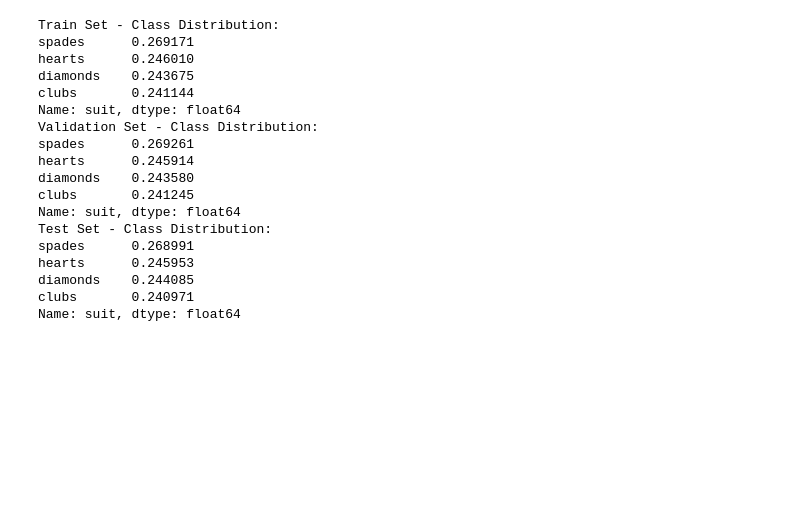
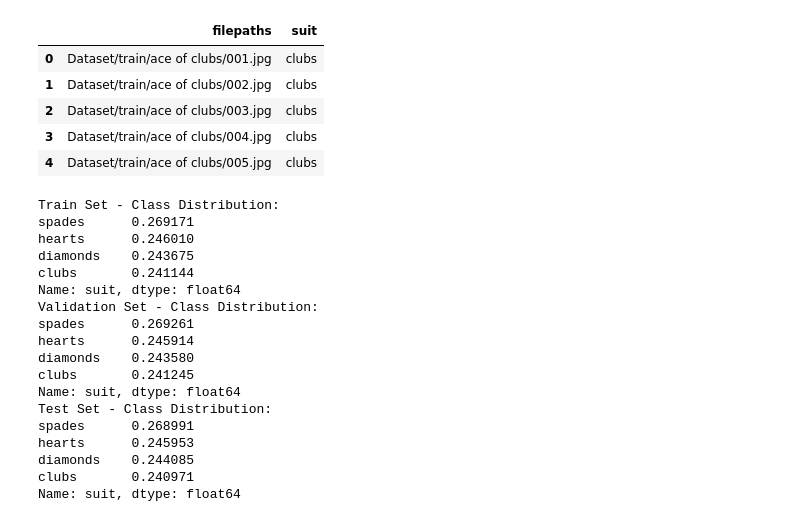
Before and after one commit to DianaLNguyen/ucb_mids_w281_project, a Jupyter notebook: feature_LBP.ipynb, the cells around one changed output. Saved outputs shown, nothing was run; the diff lists cells and outputs as text; code cells hidden in the pictures; blank space fills up the shorter version.

```diff
--- a/feature_LBP.ipynb
+++ b/feature_LBP.ipynb
@@ -24,6 +24,35 @@ from sklearn.metrics import accuracy_score
 from sklearn.decomposition import PCA
 from sklearn.preprocessing import StandardScaler
 from sklearn.manifold import TSNE
+# %%
+# Load the image paths and labels from the DataFrame
+df = pd.read_csv('Dataset/cards.csv')
+
+# For column names that contain space, replace the space with an underscore
+df.columns = [c.replace(' ', '_') for c in df.columns]
+
+# Add suits column
+df['suit'] = df['labels'].str.split().str[-1]
+
+# Remove rows with jokers
+df = df[~df['suit'].str.contains('joker', case=False)]
+
+# Remove unwanted columns
+df = df.drop(columns = ['data_set'])
+df = df.drop(columns = ['class_index'])
+df = df.drop(columns = ['labels'])
+df = df.drop(columns = ['card_type'])
+
+# Add folder name to the filepath
+df['filepaths'] = df['filepaths'].apply(lambda x: 'Dataset/' + x)
+df.head()
+# %% [output]
+|  | filepaths | suit |
+| 0 | Dataset/train/ace of clubs/001.jpg | clubs |
+| 1 | Dataset/train/ace of clubs/002.jpg | clubs |
+| 2 | Dataset/train/ace of clubs/003.jpg | clubs |
+| 3 | Dataset/train/ace of clubs/004.jpg | clubs |
+| 4 | Dataset/train/ace of clubs/005.jpg | clubs |
 # %%
 # Split dataframe into train and test sets, stratified by the 'suit' column
 train_df, test_df = train_test_split(df, test_size=0.2, stratify=df['suit'], random_state=42)
```
Also changed, not shown: parts of 1 cell of this notebook, 2 other files.
